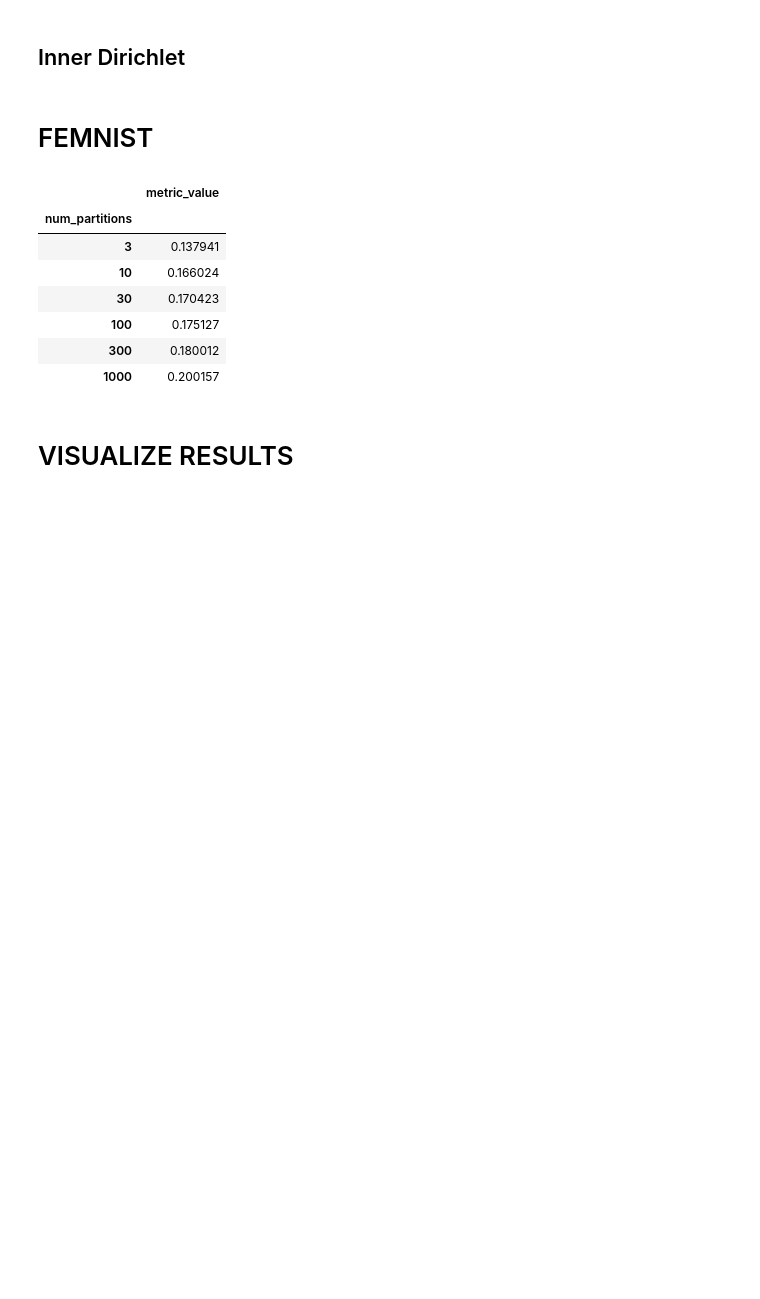
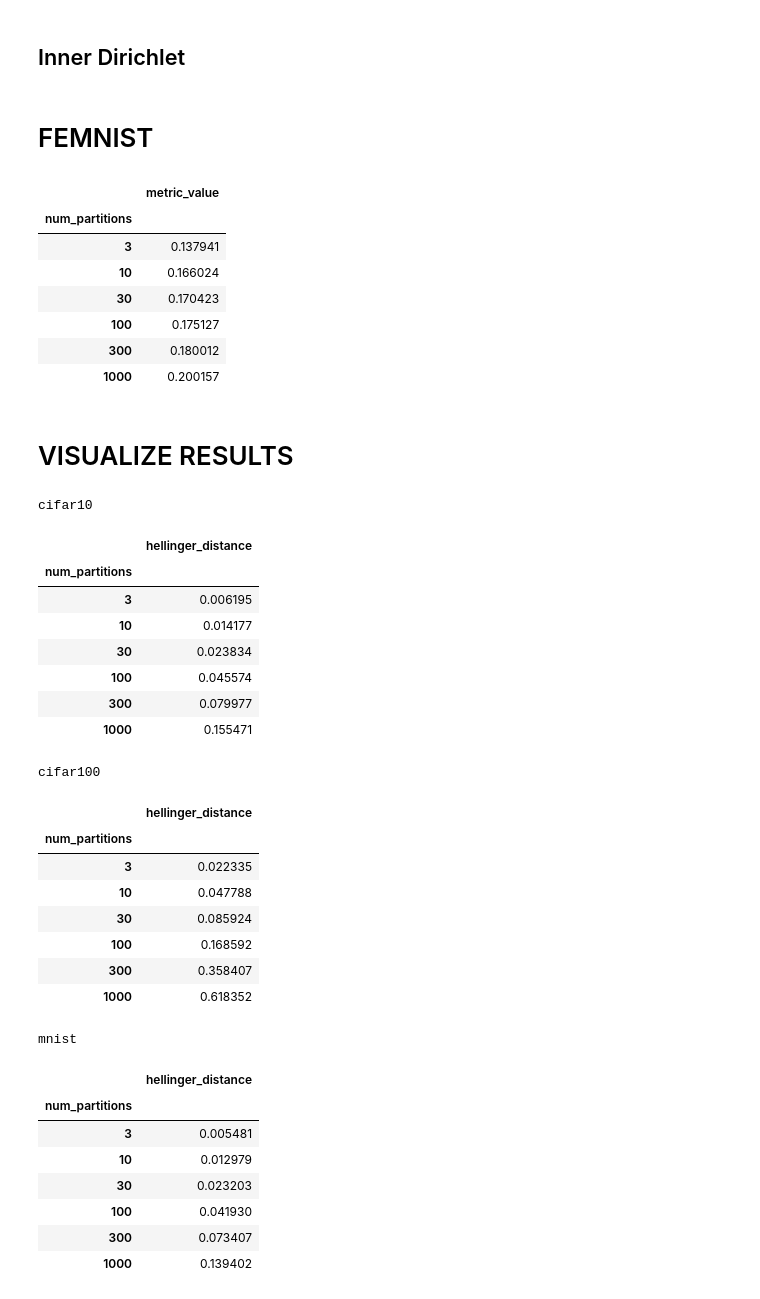
Before and after one commit to adam-narozniak/FL-heterogeneity, a Jupyter notebook: heterogeneity/notebooks/ExplorationHellinger.ipynb, the cells around one changed output. Drawn from its saved outputs; the diff is of its cells as text; code cells hidden in the pictures; blank space fills up the shorter version.

```diff
--- a/heterogeneity/notebooks/ExplorationHellinger.ipynb
+++ b/heterogeneity/notebooks/ExplorationHellinger.ipynb
@@ -226,5 +224,46 @@ femnist_helinger
 # %%
 import pandas as pd
 from IPython.display import display
+# %%
+partitioner_name = "IidPartitioner"
+for ds_name in ["cifar10", "cifar100", "mnist"]:
+    path = f"../../results-heterogeneity/{ds_name}/{partitioner_name}/compute_hellinger_distance.csv"
+    metrics = pd.read_csv(path)
+    metrics.columns = metrics.columns.values[:-1].tolist() + ["hellinger_distance"]
+    metrics_len = len(metrics)
+    metrics = metrics.drop_duplicates()
+    metrics_len_after = len(metrics)
+    if metrics_len != metrics_len_after:
+        print(f"Removed {metrics_len - metrics_len_after} duplicates")
+    print(ds_name)
+    display(metrics.groupby(["num_partitions"])["hellinger_distance"].mean().to_frame().style.background_gradient(axis=None))
+# %% [output]
+cifar10
+|  | hellinger_distance |
+| num_partitions |  |
+| 3 | 0.006195 |
+| 10 | 0.014177 |
+| 30 | 0.023834 |
+| 100 | 0.045574 |
+| 300 | 0.079977 |
+| 1000 | 0.155471 |
+cifar100
+|  | hellinger_distance |
+| num_partitions |  |
+| 3 | 0.022335 |
+| 10 | 0.047788 |
+| 30 | 0.085924 |
+| 100 | 0.168592 |
+| 300 | 0.358407 |
+| 1000 | 0.618352 |
+mnist
+|  | hellinger_distance |
+| num_partitions |  |
+| 3 | 0.005481 |
+| 10 | 0.012979 |
+| 30 | 0.023203 |
+| 100 | 0.041930 |
+| 300 | 0.073407 |
+| 1000 | 0.139402 |
 # %%
 partitioner_name = "DirichletPartitioner"
```
Also changed, not shown: parts of 3 cells of this notebook, 3 other files.
